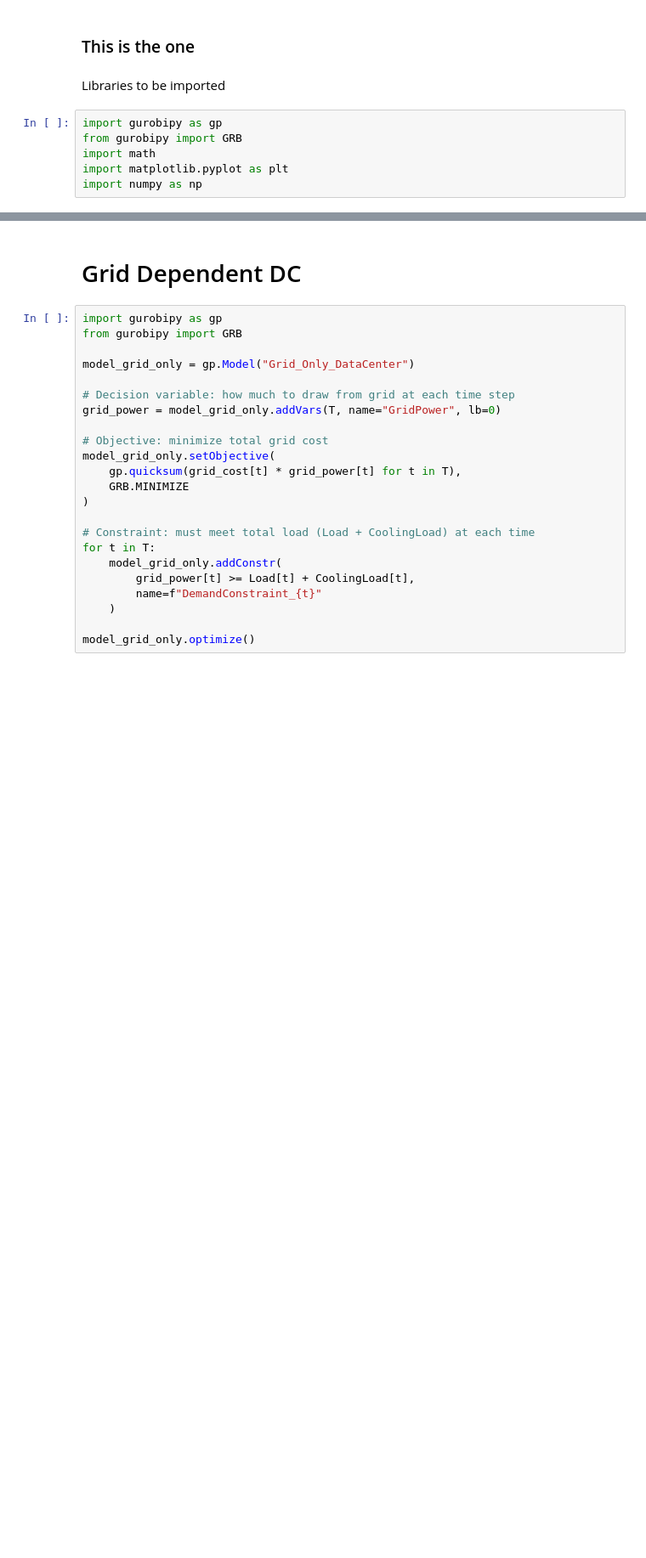
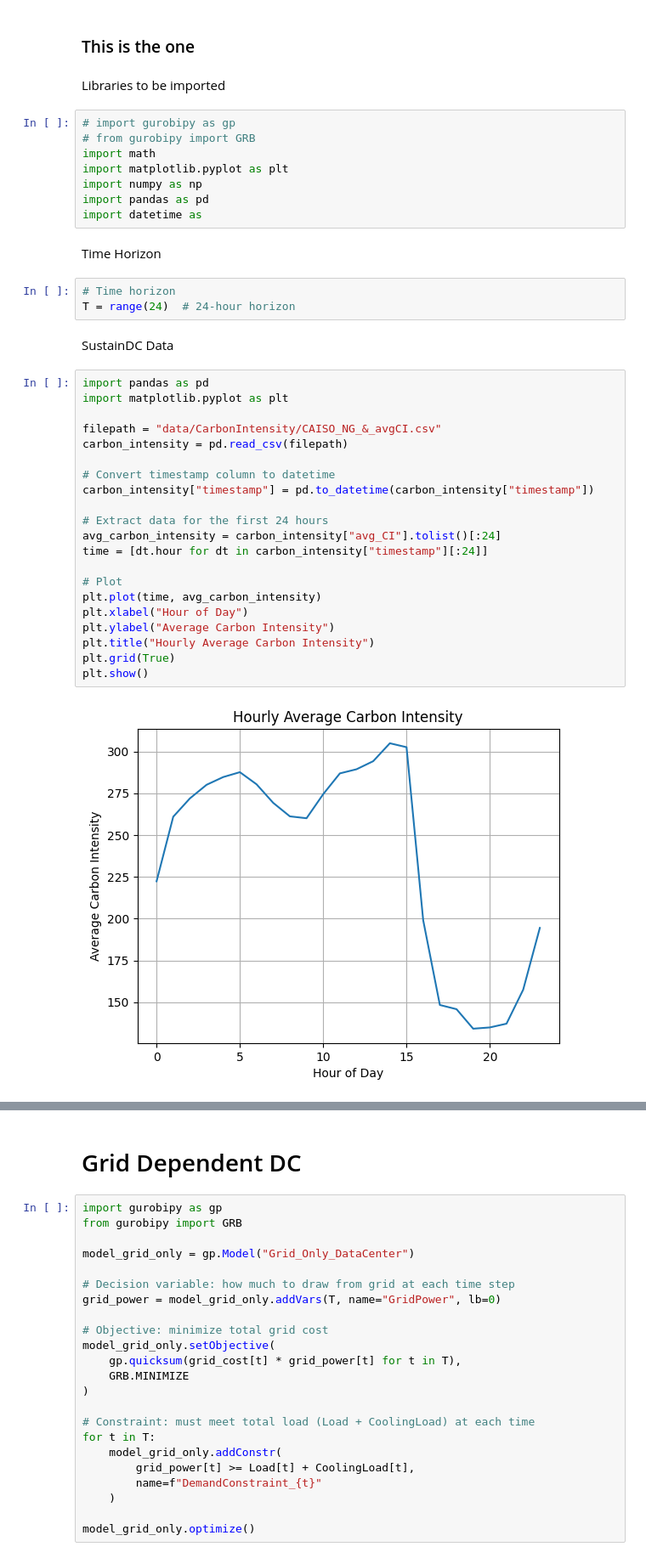
Before and after one commit to clbanjai/1.020-Data-Center-Project, a Jupyter notebook: data_center_modelling.ipynb, the cells around one changed output, grey strips where cells are left out. Shown at 85% size. Cells and saved outputs as stored; diff of their text form; blank space fills up the shorter version.

```diff
--- a/data_center_modelling.ipynb
+++ b/data_center_modelling.ipynb
@@ -3,9 +3,41 @@
 # %% [markdown]
 Libraries to be imported
 # %%
-import gurobipy as gp
-from gurobipy import GRB
+# import gurobipy as gp
+# from gurobipy import GRB
 import math
 import matplotlib.pyplot as plt
 import numpy as np
+import pandas as pd
+import datetime as
+# %% [markdown]
+Time Horizon
+# %%
+# Time horizon
+T = range(24)  # 24-hour horizon
+# %% [markdown]
+SustainDC Data
+# %%
+import pandas as pd
+import matplotlib.pyplot as plt
+
+filepath = "data/CarbonIntensity/CAISO_NG_&_avgCI.csv"
+carbon_intensity = pd.read_csv(filepath)
+
+# Convert timestamp column to datetime
+carbon_intensity["timestamp"] = pd.to_datetime(carbon_intensity["timestamp"])
+
+# Extract data for the first 24 hours
+avg_carbon_intensity = carbon_intensity["avg_CI"].tolist()[:24]
+time = [dt.hour for dt in carbon_intensity["timestamp"][:24]]
+
+# Plot
+plt.plot(time, avg_carbon_intensity)
+plt.xlabel("Hour of Day")
+plt.ylabel("Average Carbon Intensity")
+plt.title("Hourly Average Carbon Intensity")
+plt.grid(True)
+plt.show()
+# %% [output]
+[figure, added]
 # %%
```
Also changed, not shown: parts of 1 cell of this notebook, 34 other files.
